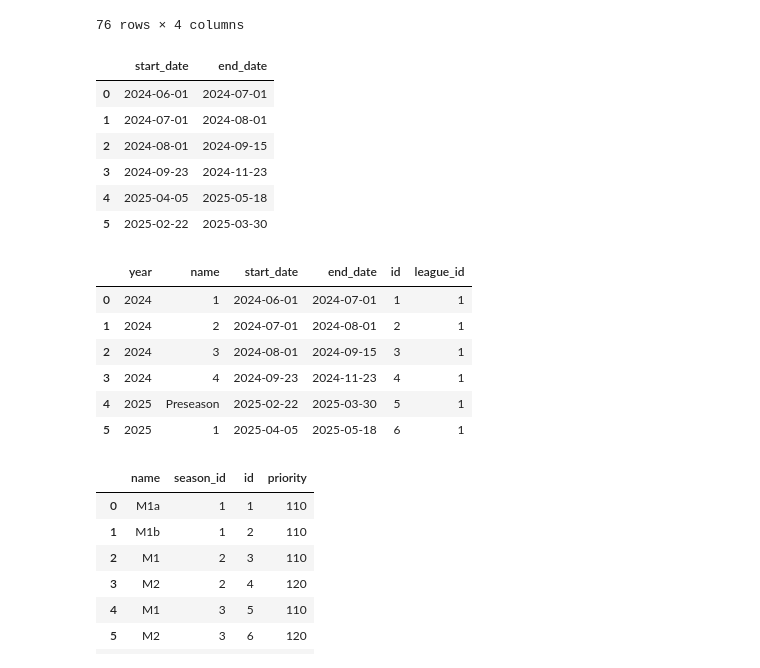
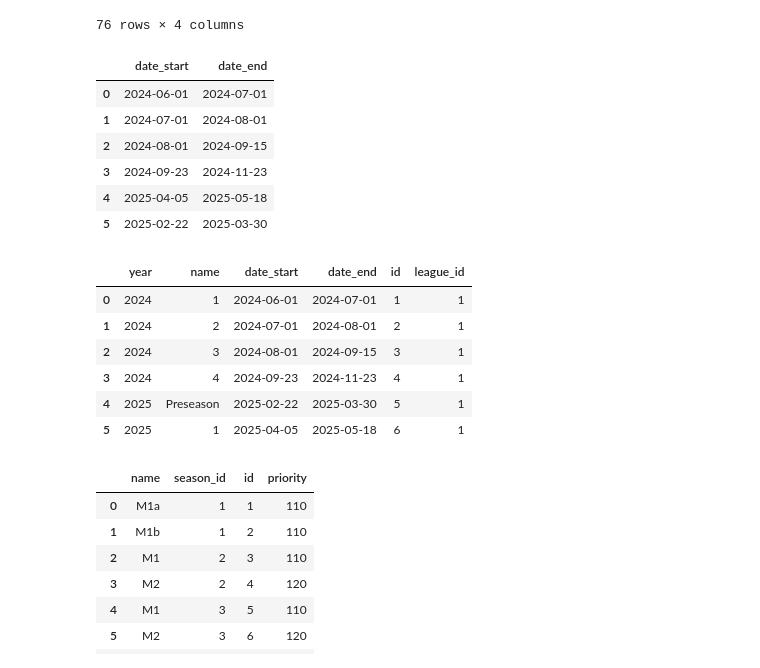
Before and after one commit to gozik/masters-league, a Jupyter notebook: misc/initial_results_prep_and_load.ipynb, the cells around one changed output. Drawn from its saved outputs; the diff is of its cells as text; code cells hidden in the pictures.

```diff
--- a/misc/initial_results_prep_and_load.ipynb
+++ b/misc/initial_results_prep_and_load.ipynb
@@ -112,18 +138,18 @@ new_players
 # %%
 # Create DataFrame with string dates, then convert to datetime
 data = {
-    'start_date': ['2024-06-01', '2024-07-01', '2024-08-01', '2024-09-23', '2025-04-05', '2025-02-22'],
-    'end_date': ['2024-07-01', '2024-08-01', '2024-09-15', '2024-11-23', '2025-05-18', '2025-03-30']
+    'date_start': ['2024-06-01', '2024-07-01', '2024-08-01', '2024-09-23', '2025-04-05', '2025-02-22'],
+    'date_end': ['2024-07-01', '2024-08-01', '2024-09-15', '2024-11-23', '2025-05-18', '2025-03-30']
 }
 
 dates = pd.DataFrame(data)
 
 # Convert string dates to datetime objects
-dates['start_date'] = pd.to_datetime(dates['start_date'])
-dates['end_date'] = pd.to_datetime(dates['end_date'])
+dates['date_start'] = pd.to_datetime(dates['date_start'])
+dates['date_end'] = pd.to_datetime(dates['date_end'])
 dates
 # %% [output]
-|  | start_date | end_date |
+|  | date_start | date_end |
 | 0 | 2024-06-01 | 2024-07-01 |
 | 1 | 2024-07-01 | 2024-08-01 |
 | 2 | 2024-08-01 | 2024-09-15 |
@@ -132,13 +158,13 @@ dates
 | 5 | 2025-02-22 | 2025-03-30 |
 # %%
 new_seasons = df[['year', 'season']].drop_duplicates().sort_values(['year', 'season'])
-new_seasons = new_seasons.reset_index(drop=True).join(dates).sort_values('start_date').reset_index(drop=True)
+new_seasons = new_seasons.reset_index(drop=True).join(dates).sort_values('date_start').reset_index(drop=True)
 new_seasons['id'] = new_seasons.index + 1
 new_seasons['league_id'] = 1
 new_seasons = new_seasons.rename(columns={'season': 'name'})
 new_seasons
 # %% [output]
-|  | year | name | start_date | end_date | id | league_id |
+|  | year | name | date_start | date_end | id | league_id |
 | 0 | 2024 | 1 | 2024-06-01 | 2024-07-01 | 1 | 1 |
 | 1 | 2024 | 2 | 2024-07-01 | 2024-08-01 | 2 | 1 |
 | 2 | 2024 | 3 | 2024-08-01 | 2024-09-15 | 3 | 1 |
```
Also changed, not shown: parts of 16 cells of this notebook, 9 other files.
